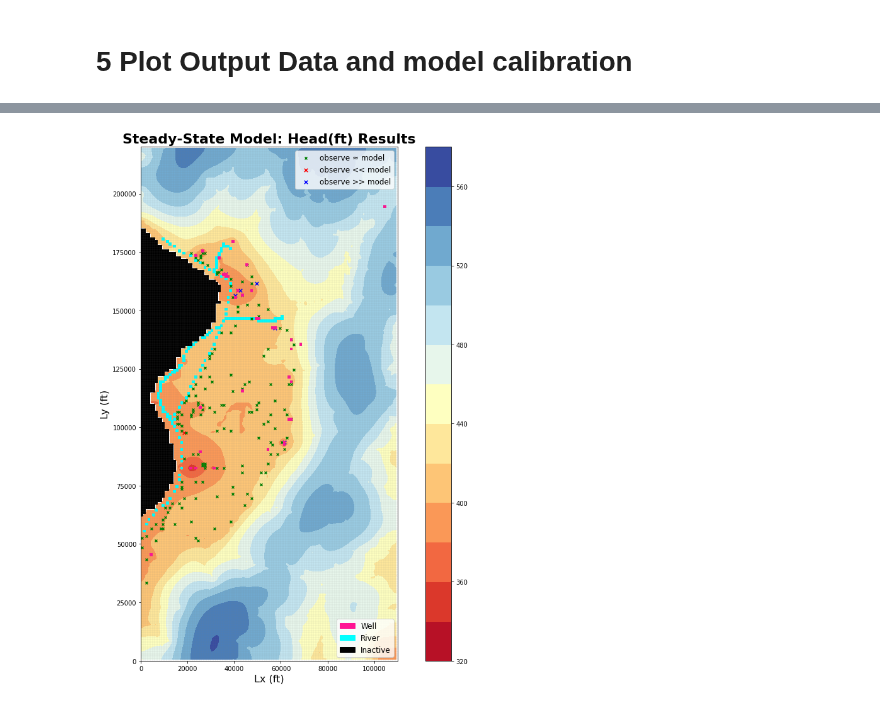
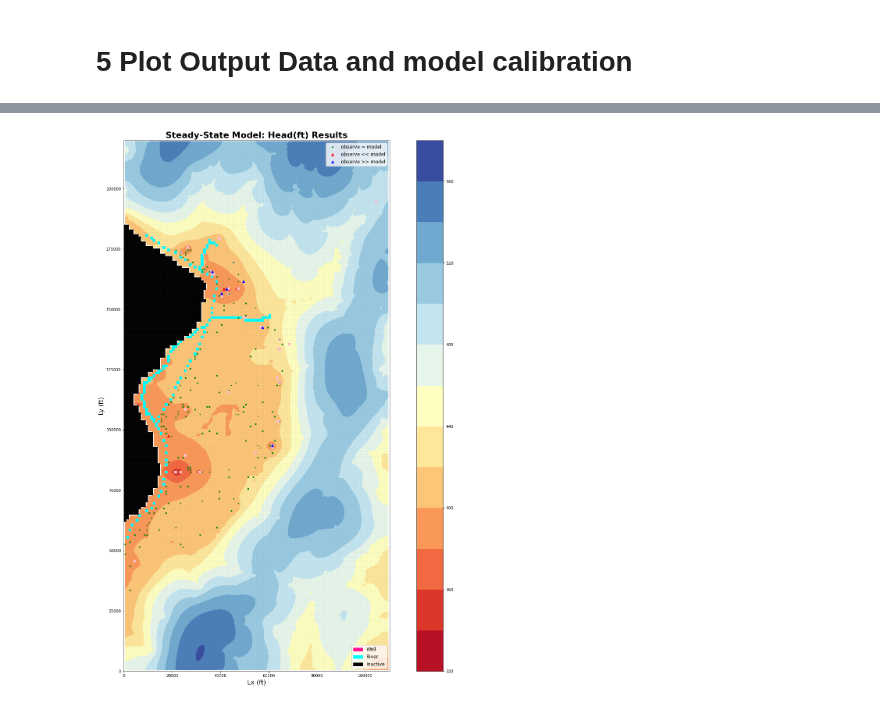
Before and after one commit to Firas-95/GEO572-Project-E.St.Louis, a Jupyter notebook: ESL_model_v3.0.ipynb, the cells around one changed output, grey strips where cells are left out. Saved outputs shown, nothing was run; the diff lists cells and outputs as text; code cells hidden in the pictures.

```diff
--- a/ESL_model_v3.0.ipynb
+++ b/ESL_model_v3.0.ipynb
@@ -775,43 +778,44 @@ print(dfhist.head(5))
 # %%
 """Plot results."""
-plt.figure(figsize=(16, 15), facecolor="white")
+plt.figure(figsize=(25, 25), facecolor="white")
 modelmap = flopy.plot.map.PlotMapView(
     model=m, layer=0)  #use plotmapview to attach plot to model
 modelmap.plot_grid(linewidth=0.1)
 plt.colorbar(plt.contourf(X, Y, head1, 14, cmap=plt.cm.RdYlBu))
 rvr = modelmap.plot_bc(ftype='RIV', color='aqua')
 ib = modelmap.plot_ibound()
 # Plot the top elevation
 plt.xlabel('Lx (ft)', fontsize=16)
 plt.ylabel('Ly (ft)', fontsize=16)
 plt.title('Steady-State Model: Head(ft) Results',
           fontsize=22,
           fontweight='bold')
 # Plot the observed values on the map. Use different colors to see whether this point is well modeled.
+pup = modelmap.plot_bc(ftype='WEL', color='pink', plotAll=True)
 for index, row in dfhist.iterrows():
     if np.abs(row["model"] - row["y1995"]) < 15:  # green: observe ≈ model
-        sc1 = plt.scatter(row['x'], row['y'], marker='x', color='green', s=15)
+        sc1 = plt.scatter(row['x'], row['y'], marker='x', color='green', s=10)
     elif row["model"] - row["y1995"] > 15:  # blue: observe << model
-        sc2 = plt.scatter(row['x'], row['y'], marker='x', color='red', s=30)
+        sc2 = plt.scatter(row['x'], row['y'], marker='^', color='red', s=40)
     else:  # red: observe >> model
-        sc3 = plt.scatter(row['x'], row['y'], marker='x', color='blue', s=30)
-pup = modelmap.plot_bc(ftype='WEL', color='deeppink', plotAll=True)
+        sc3 = plt.scatter(row['x'], row['y'], marker='^', color='blue', s=40)
+
 sclegend = plt.legend(
     [sc1, sc2, sc3],
     ['observe ≈ model', 'observe << model', 'observe >> model', "well"],
     loc='upper right',
     fontsize=12)
 plt.gca().add_artist(sclegend)
 plt.legend(handles=[
     mp.patches.Patch(color='deeppink', label='Well', ec='deeppink'),
     mp.patches.Patch(color='cyan', label='River', ec='aqua'),
     mp.patches.Patch(color='black', label='Inactive', ec='black')
 ],
            loc="lower right",
            fontsize=12)
 plt.show()
 # %% [output]
-[figure, old version]
+[figure, new version]
 # %%
 "Create the calibration plot."
 plt.figure(figsize=[8, 8], facecolor="white")
```
Also changed, not shown: parts of 13 cells of this notebook.
